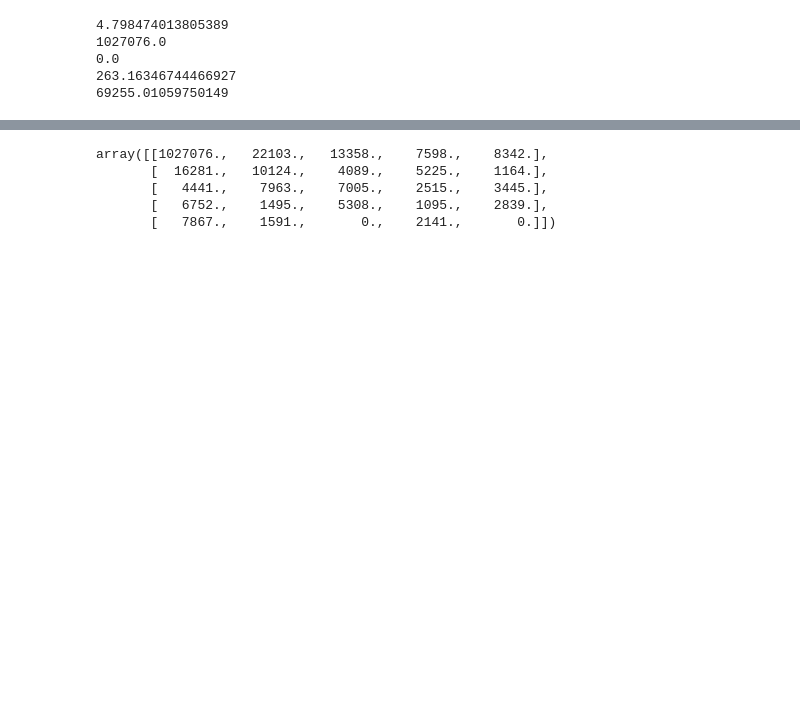
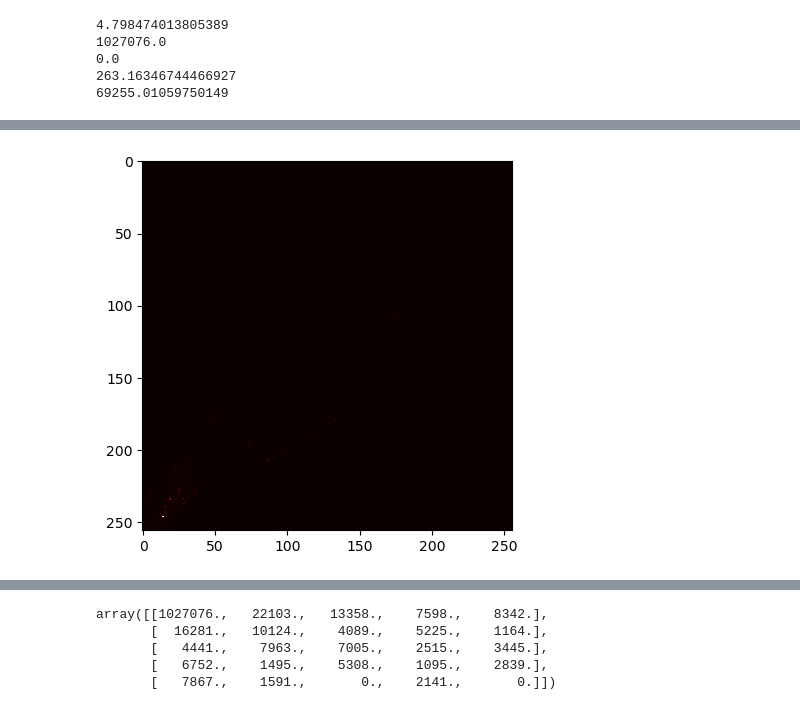
Before and after one commit to CoralCoveCreates/Chem-Game---Jellybean, a Jupyter notebook: Art/Python-Analytics/ColorPaletteAnalysis.ipynb, the cells around one changed output, grey strips where cells are left out. Saved outputs shown, nothing was run; the diff lists cells and outputs as text; code cells hidden in the pictures; blank space fills up the shorter version.

```diff
--- a/Art/Python-Analytics/ColorPaletteAnalysis.ipynb
+++ b/Art/Python-Analytics/ColorPaletteAnalysis.ipynb
@@ -191,0 +75,5 @@ plt.show()
+# %%
+plt.imshow(colorCountsFlippedm[:,:,20], cmap='hot', interpolation='nearest')
+plt.show()
+# %% [output]
+[figure, added]
```
Also changed, not shown: parts of 73 cells of this notebook.
